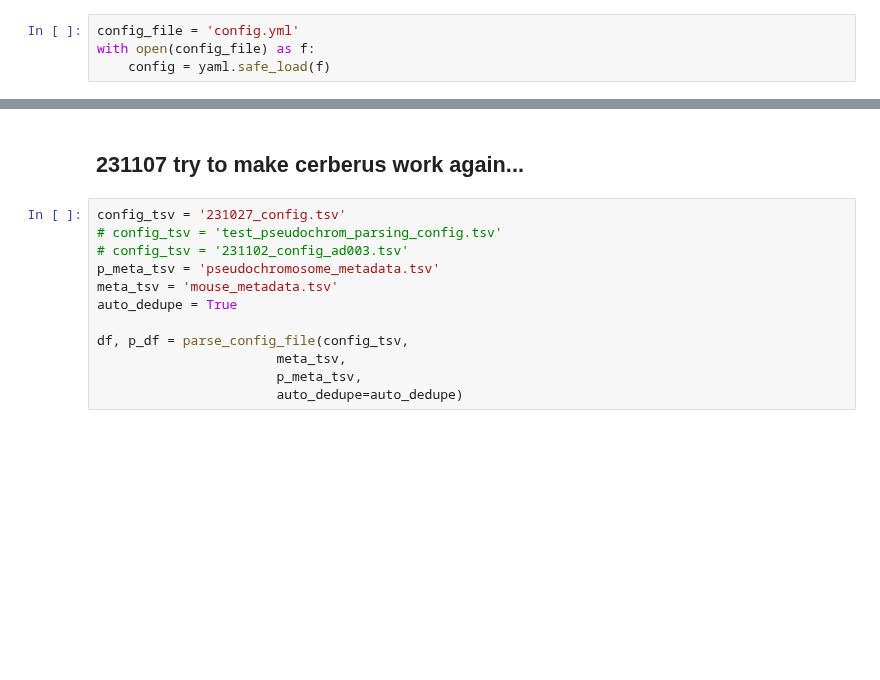
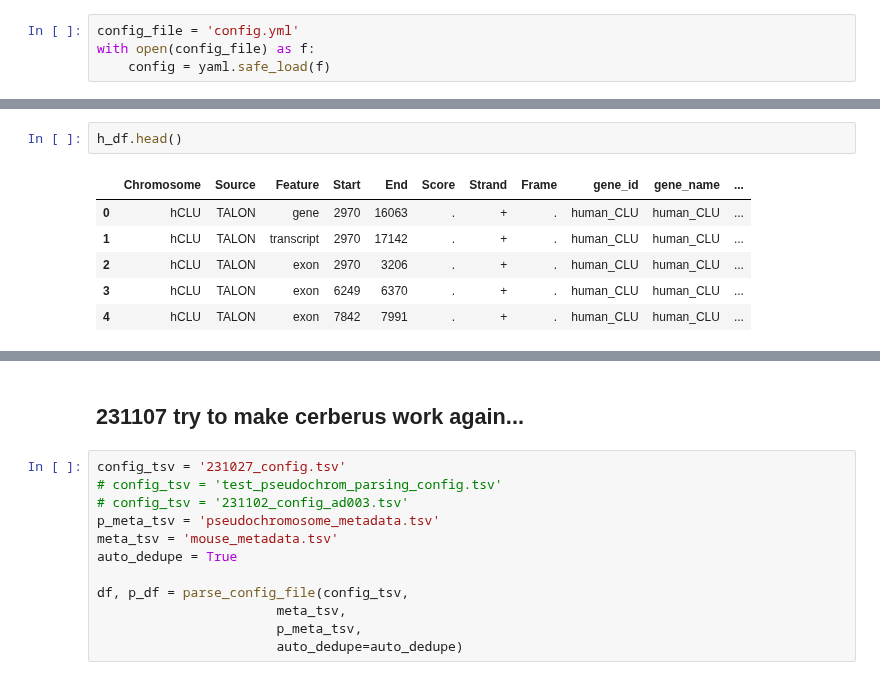
Before and after one commit to gfilimban/modelad_pipeline, a Jupyter notebook: proc_update/snakemake_dev.ipynb, the cells around one changed output, grey strips where cells are left out. Drawn from its saved outputs; the diff is of its cells as text; blank space fills up the shorter version.

```diff
--- a/proc_update/snakemake_dev.ipynb
+++ b/proc_update/snakemake_dev.ipynb
@@ -20,0 +40,9 @@ with open(config_file) as f:
+# %%
+h_df.head()
+# %% [output]
+|  | Chromosome | Source | Feature | Start | End | Score | Strand | Frame | gene_id | gene_name | ... |
+| 0 | hCLU | TALON | gene | 2970 | 16063 | . | + | . | human_CLU | human_CLU | ... |
+| 1 | hCLU | TALON | transcript | 2970 | 17142 | . | + | . | human_CLU | human_CLU | ... |
+| 2 | hCLU | TALON | exon | 2970 | 3206 | . | + | . | human_CLU | human_CLU | ... |
+| 3 | hCLU | TALON | exon | 6249 | 6370 | . | + | . | human_CLU | human_CLU | ... |
+| 4 | hCLU | TALON | exon | 7842 | 7991 | . | + | . | human_CLU | human_CLU | ... |
```
Also changed, not shown: parts of 8 cells of this notebook, 2 other files.
